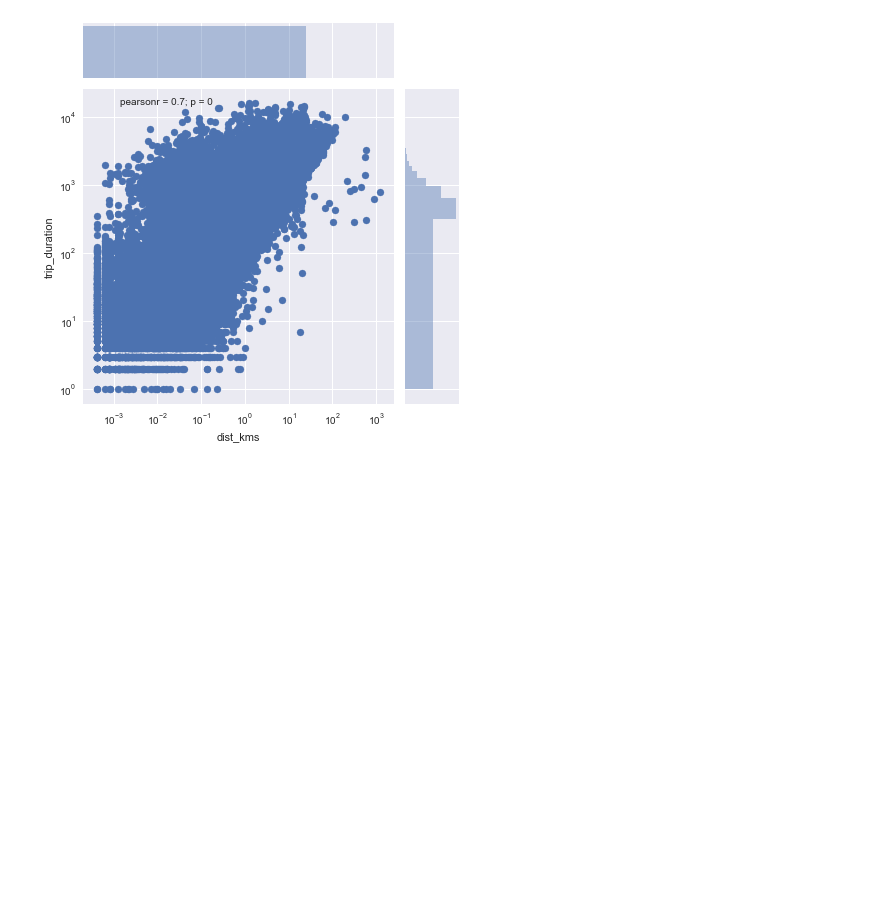
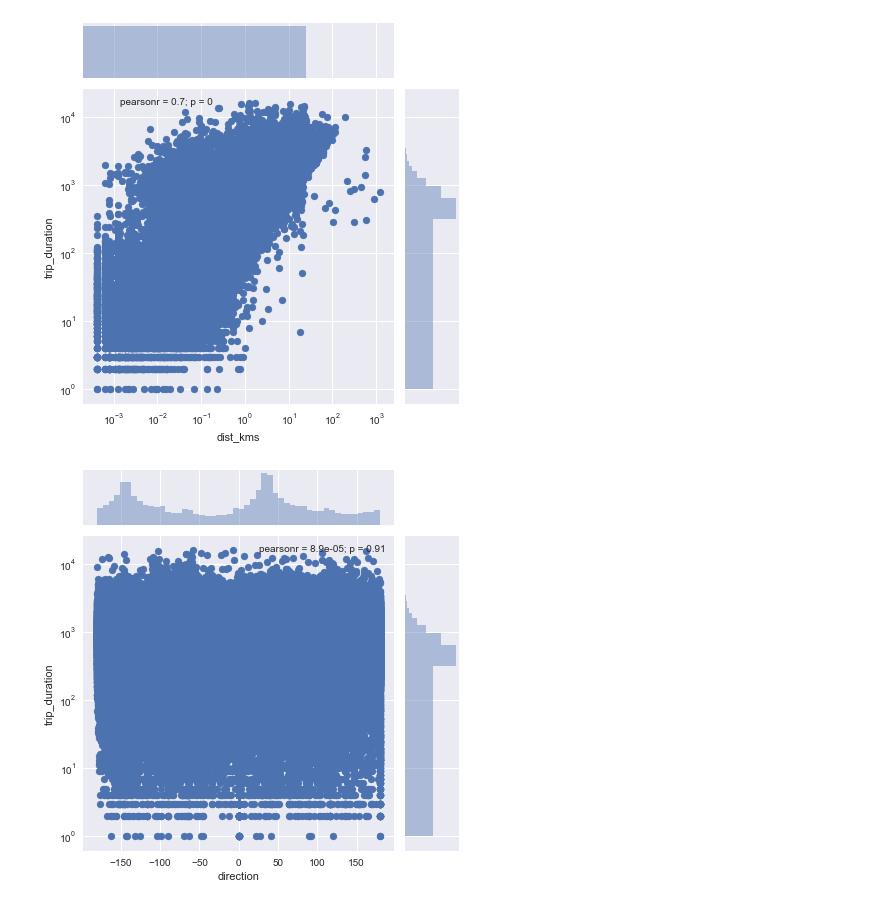
Before and after one commit to krai20-zz/kaggle_competitions, a Jupyter notebook: nyc_taxi_trip_duration/notebooks/explore.ipynb, the cells around one changed output. Cells and saved outputs as stored; diff of their text form; code cells hidden in the pictures; blank space fills up the shorter version.

```diff
--- a/nyc_taxi_trip_duration/notebooks/explore.ipynb
+++ b/nyc_taxi_trip_duration/notebooks/explore.ipynb
@@ -118,3 +146,11 @@ ax.set_yscale('log')
 plt.show()
 # %% [output]
 [figure]
+# %%
+g = sns.jointplot(df['direction'], df['trip_duration'])
+ax = g.ax_joint
+# ax.set_xscale('log')
+ax.set_yscale('log')
+plt.show()
+# %% [output]
+[figure, added]
```
Also changed, not shown: parts of 5 cells of this notebook, 4 other files.
